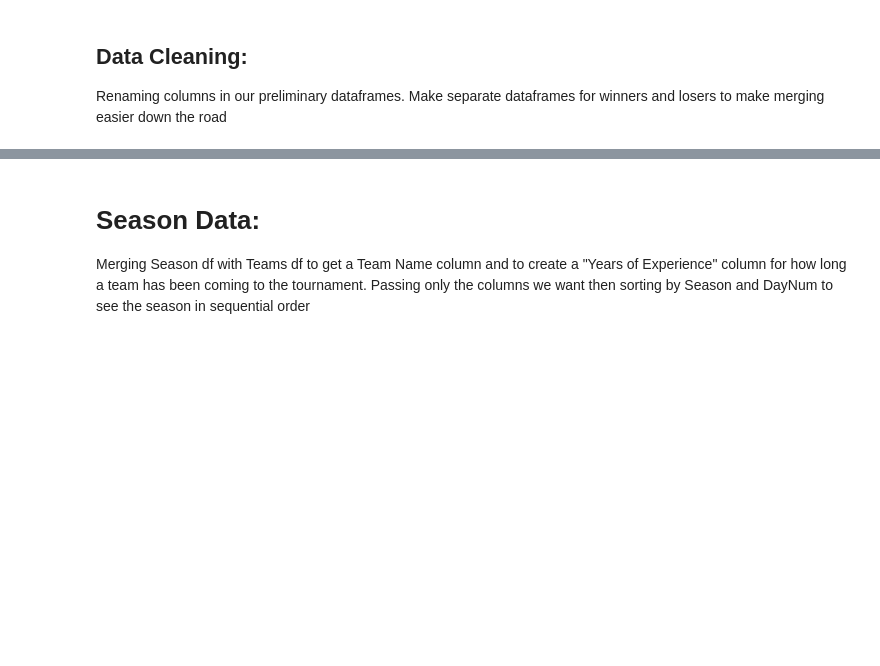
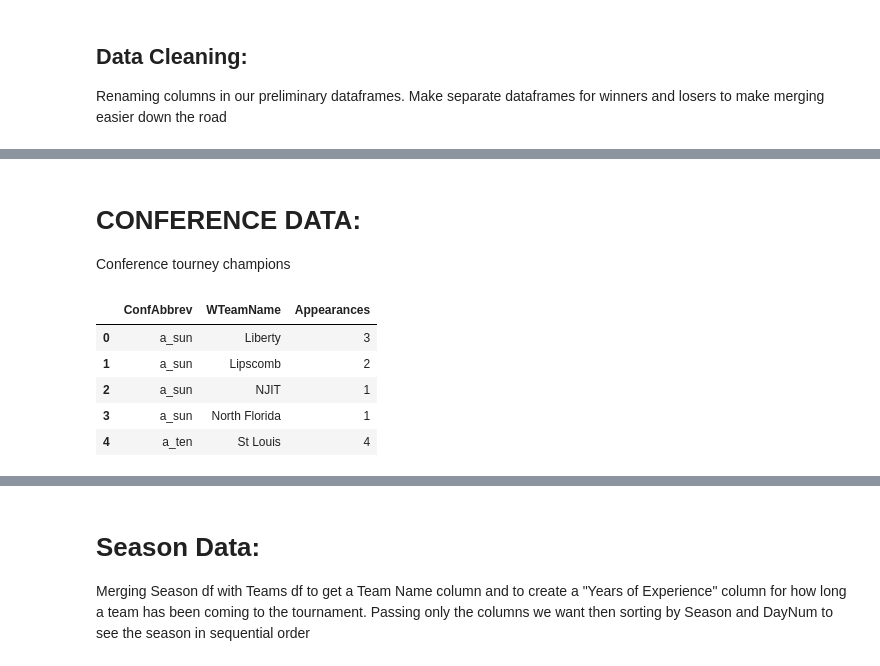
Before and after one commit to daniel-valdes/NCAA_ML_Proj, a Jupyter notebook: explore.ipynb, the cells around one changed output, grey strips where cells are left out. Drawn from its saved outputs; the diff is of its cells as text; code cells hidden in the pictures; blank space fills up the shorter version.

```diff
--- a/explore.ipynb
+++ b/explore.ipynb
@@ -82,0 +76,3 @@ for x in w_seeds:
+# %% [markdown]
+# CONFERENCE DATA:
+Conference tourney champions
@@ -82,0 +91,9 @@ for x in w_seeds:
+# %%
+conf_winners.head()
+# %% [output]
+|  | ConfAbbrev | WTeamName | Appearances |
+| 0 | a_sun | Liberty | 3 |
+| 1 | a_sun | Lipscomb | 2 |
+| 2 | a_sun | NJIT | 1 |
+| 3 | a_sun | North Florida | 1 |
+| 4 | a_ten | St Louis | 4 |
```
Also changed, not shown: parts of 35 cells of this notebook, 1 other file.
